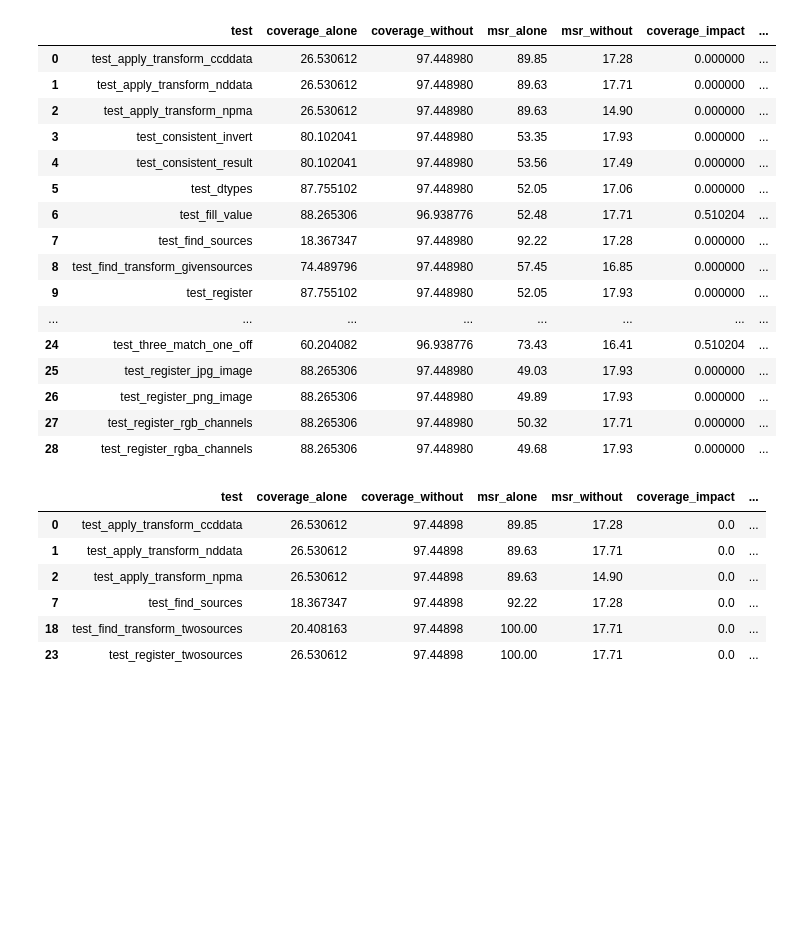
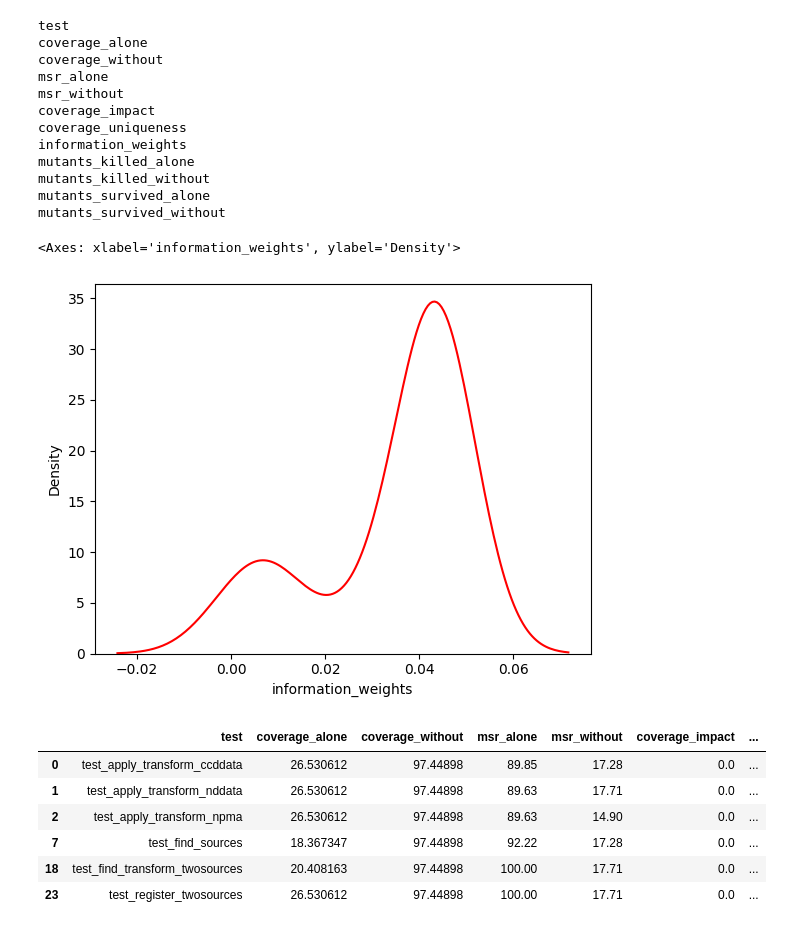
Before and after one commit to leliel12/yagua, a Jupyter notebook: experiment.ipynb, the cells around one changed output. Cells and saved outputs as stored; diff of their text form; code cells hidden in the pictures; blank space fills up the shorter version.

```diff
--- a/experiment.ipynb
+++ b/experiment.ipynb
@@ -10,22 +35,18 @@ proj.store.mti2  # 0.9553800421305947
 df = proj.store.get_tests_dataframe()
 df = df[df.columns[7:]]
 # %%
-df
+for c in df.columns:
+    print(c)
 # %% [output]
-|  | test | coverage_alone | coverage_without | msr_alone | msr_without | coverage_impact | ... |
-| 0 | test_apply_transform_ccddata | 26.530612 | 97.448980 | 89.85 | 17.28 | 0.000000 | ... |
-| 1 | test_apply_transform_nddata | 26.530612 | 97.448980 | 89.63 | 17.71 | 0.000000 | ... |
-| 2 | test_apply_transform_npma | 26.530612 | 97.448980 | 89.63 | 14.90 | 0.000000 | ... |
-| 3 | test_consistent_invert | 80.102041 | 97.448980 | 53.35 | 17.93 | 0.000000 | ... |
-| 4 | test_consistent_result | 80.102041 | 97.448980 | 53.56 | 17.49 | 0.000000 | ... |
-| 5 | test_dtypes | 87.755102 | 97.448980 | 52.05 | 17.06 | 0.000000 | ... |
-| 6 | test_fill_value | 88.265306 | 96.938776 | 52.48 | 17.71 | 0.510204 | ... |
-| 7 | test_find_sources | 18.367347 | 97.448980 | 92.22 | 17.28 | 0.000000 | ... |
-| 8 | test_find_transform_givensources | 74.489796 | 97.448980 | 57.45 | 16.85 | 0.000000 | ... |
-| 9 | test_register | 87.755102 | 97.448980 | 52.05 | 17.93 | 0.000000 | ... |
-| ... | ... | ... | ... | ... | ... | ... | ... |
-| 24 | test_three_match_one_off | 60.204082 | 96.938776 | 73.43 | 16.41 | 0.510204 | ... |
-| 25 | test_register_jpg_image | 88.265306 | 97.448980 | 49.03 | 17.93 | 0.000000 | ... |
-| 26 | test_register_png_image | 88.265306 | 97.448980 | 49.89 | 17.93 | 0.000000 | ... |
-| 27 | test_register_rgb_channels | 88.265306 | 97.448980 | 50.32 | 17.71 | 0.000000 | ... |
-| 28 | test_register_rgba_channels | 88.265306 | 97.448980 | 49.68 | 17.93 | 0.000000 | ... |
+test
+coverage_alone
+coverage_without
+msr_alone
+msr_without
+coverage_impact
+coverage_uniqueness
+information_weights
+mutants_killed_alone
+mutants_killed_without
+mutants_survived_alone
+mutants_survived_without
@@ -32,3 +57,9 @@ df
+# %%
+#ax = sns.histplot(df.information_weights, kde=True, stat="density")
+sns.kdeplot(df.information_weights,  color="red")
+# %% [output]
+<Axes: xlabel='information_weights', ylabel='Density'>
+[figure, added]
 # %%
 df[df.information_weights < 0.01]
 # %% [output]
```
Also changed, not shown: parts of 10 cells of this notebook, 1 other file.
